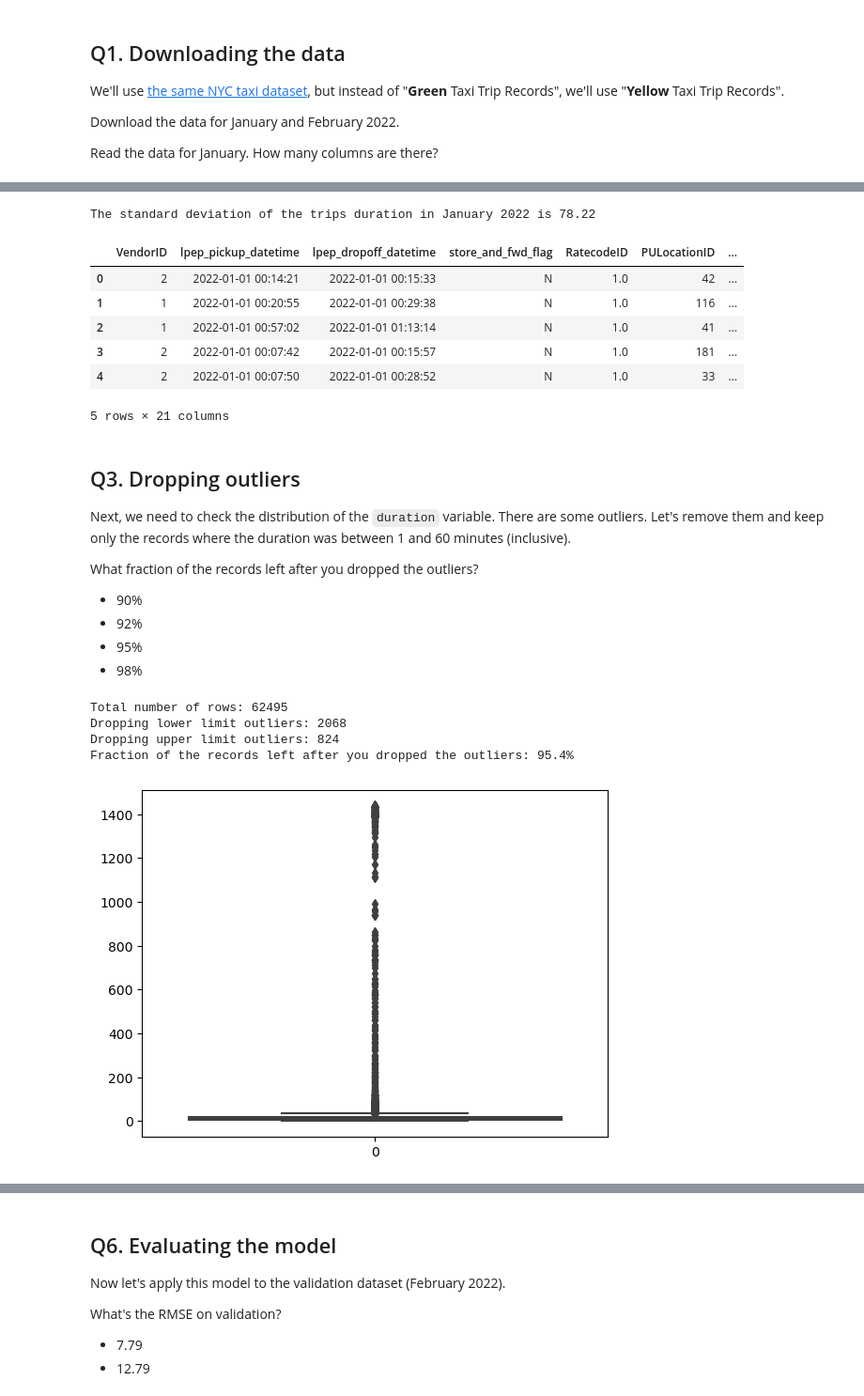
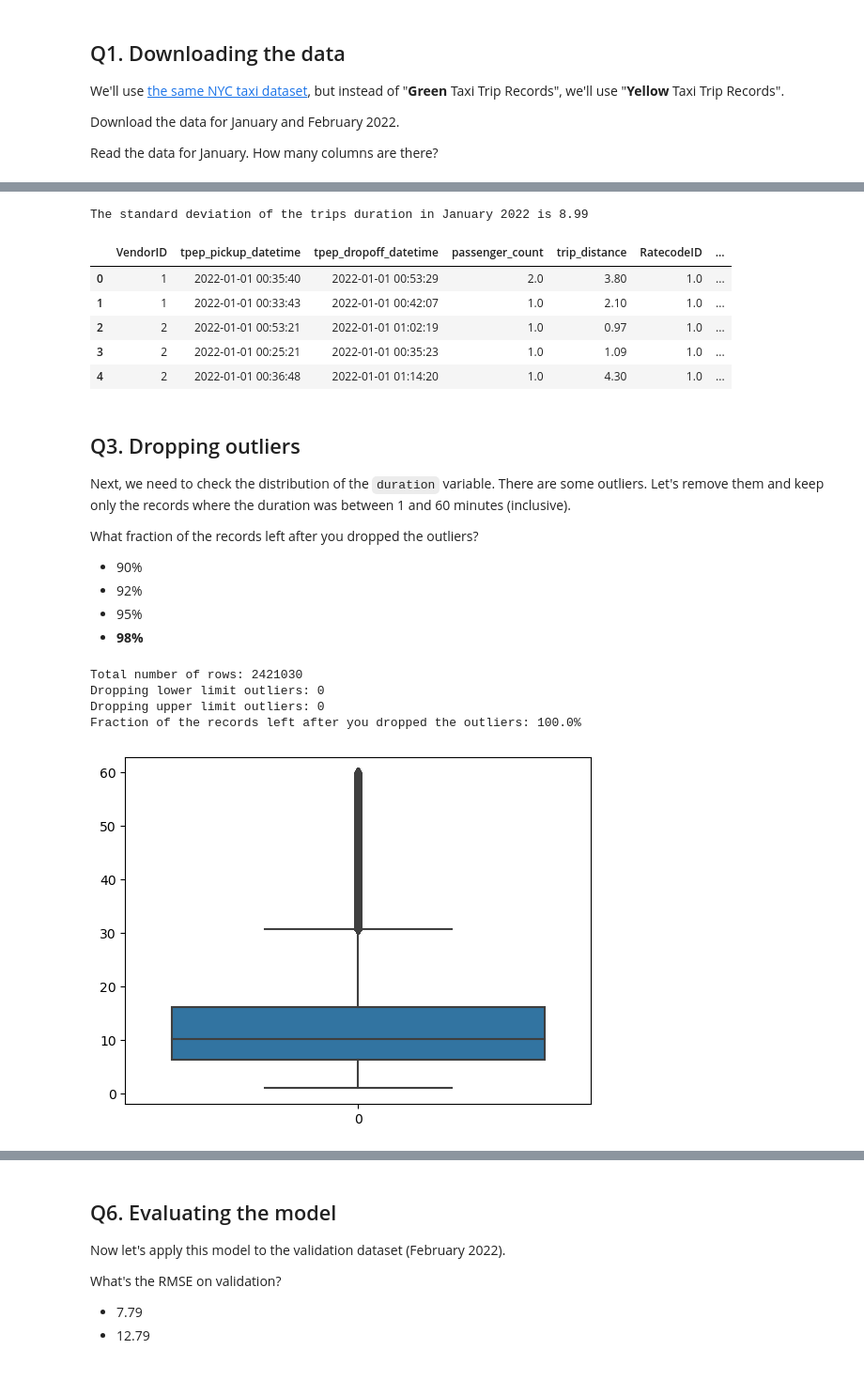
Before and after one commit to jaeyow/mlops_zoomcamp_2023, a Jupyter notebook: notebooks/module-1.ipynb, the cells around one changed output, grey strips where cells are left out. Shown at 94% size. Cells and saved outputs as stored; diff of their text form; code cells hidden in the pictures.

Commit message:
interim yellow taxi...

```diff
--- a/notebooks/module-1.ipynb
+++ b/notebooks/module-1.ipynb
@@ -8,5 +36,4 @@ Requirement already satisfied: numpy>=1.16.6 in /home/ubuntu/anaconda3/lib/pytho
 # %%
-import pandas as pd
-df = pd.read_parquet("./data/green_tripdata_2022-01.parquet")
-df.head()
+df_train = load_data_file("./data/yellow_tripdata_2022-01.parquet")
+df_train.head()
 # %% [output]
@@ -77,19 +110,18 @@ What's the standard deviation of the trips duration in January?
 * 51.45
 * 56.45
 # %%
-df["duration"] = df.lpep_dropoff_datetime - df.lpep_pickup_datetime
-df.duration = df.duration.apply(lambda time: round(time.total_seconds()/60, 2))
-print(f"The standard deviation of the trips duration in January 2022 is {round(df.duration.std(), 2)}")
-df.head()
+df_train["duration"] = df_train.tpep_dropoff_datetime - df_train.tpep_pickup_datetime
+df_train["duration"] = round(df_train.duration.dt.total_seconds() / 60, 2)
+print(f"The standard deviation of the trips duration in January 2022 is {round(df_train.duration.std(), 2)}")
+df_train.head()
 # %% [output]
-The standard deviation of the trips duration in January 2022 is 78.22
+The standard deviation of the trips duration in January 2022 is 8.99
-|  | VendorID | lpep_pickup_datetime | lpep_dropoff_datetime | store_and_fwd_flag | RatecodeID | PULocationID | ... |
-| 0 | 2 | 2022-01-01 00:14:21 | 2022-01-01 00:15:33 | N | 1.0 | 42 | ... |
-| 1 | 1 | 2022-01-01 00:20:55 | 2022-01-01 00:29:38 | N | 1.0 | 116 | ... |
-| 2 | 1 | 2022-01-01 00:57:02 | 2022-01-01 01:13:14 | N | 1.0 | 41 | ... |
-| 3 | 2 | 2022-01-01 00:07:42 | 2022-01-01 00:15:57 | N | 1.0 | 181 | ... |
-| 4 | 2 | 2022-01-01 00:07:50 | 2022-01-01 00:28:52 | N | 1.0 | 33 | ... |
+|  | VendorID | tpep_pickup_datetime | tpep_dropoff_datetime | passenger_count | trip_distance | RatecodeID | ... |
+| 0 | 1 | 2022-01-01 00:35:40 | 2022-01-01 00:53:29 | 2.0 | 3.80 | 1.0 | ... |
+| 1 | 1 | 2022-01-01 00:33:43 | 2022-01-01 00:42:07 | 1.0 | 2.10 | 1.0 | ... |
+| 2 | 2 | 2022-01-01 00:53:21 | 2022-01-01 01:02:19 | 1.0 | 0.97 | 1.0 | ... |
+| 3 | 2 | 2022-01-01 00:25:21 | 2022-01-01 00:35:23 | 1.0 | 1.09 | 1.0 | ... |
+| 4 | 2 | 2022-01-01 00:36:48 | 2022-01-01 01:14:20 | 1.0 | 4.30 | 1.0 | ... |
-5 rows × 21 columns
 # %% [markdown]
 ## Q3. Dropping outliers
 
@@ -100,28 +132,28 @@ What fraction of the records left after you dropped the outliers?
 * 90%
 * 92%
 * 95%
-* 98%
+* **98%**
 # %%
 import seaborn as sns
-sns.boxplot(df["duration"])
-num_rows = df.shape[0]
+sns.boxplot(df_train["duration"])
+num_rows = df_train.shape[0]
 lower_limit = 1
 upper_limit = 60
 print(f"Total number of rows: {num_rows}")
-outliers_lower_limit = (df["duration"] < lower_limit)
-outliers_upper_limit = (df["duration"] > upper_limit)
+outliers_lower_limit = (df_train["duration"] < lower_limit)
+outliers_upper_limit = (df_train["duration"] > upper_limit)
 outliers_lower_limit
-len_lower = len(df['duration'][outliers_lower_limit])
-len_upper = len(df['duration'][outliers_upper_limit])
+len_lower = len(df_train['duration'][outliers_lower_limit])
+len_upper = len(df_train['duration'][outliers_upper_limit])
 print(f"Dropping lower limit outliers: {len_lower}")
 print(f"Dropping upper limit outliers: {len_upper}")
 percent_left = ((num_rows - len_lower - len_upper)/num_rows * 100)
 print(f"Fraction of the records left after you dropped the outliers: {round(percent_left, 1)}%")
 # %% [output]
-Total number of rows: 62495
-Dropping lower limit outliers: 2068
-Dropping upper limit outliers: 824
-Fraction of the records left after you dropped the outliers: 95.4%
+Total number of rows: 2421030
+Dropping lower limit outliers: 0
+Dropping upper limit outliers: 0
+Fraction of the records left after you dropped the outliers: 100.0%
-[figure, old version]
+[figure, new version]
 # %%
 # the outliers
```
Also changed, not shown: parts of 17 cells of this notebook, 2 other files.
